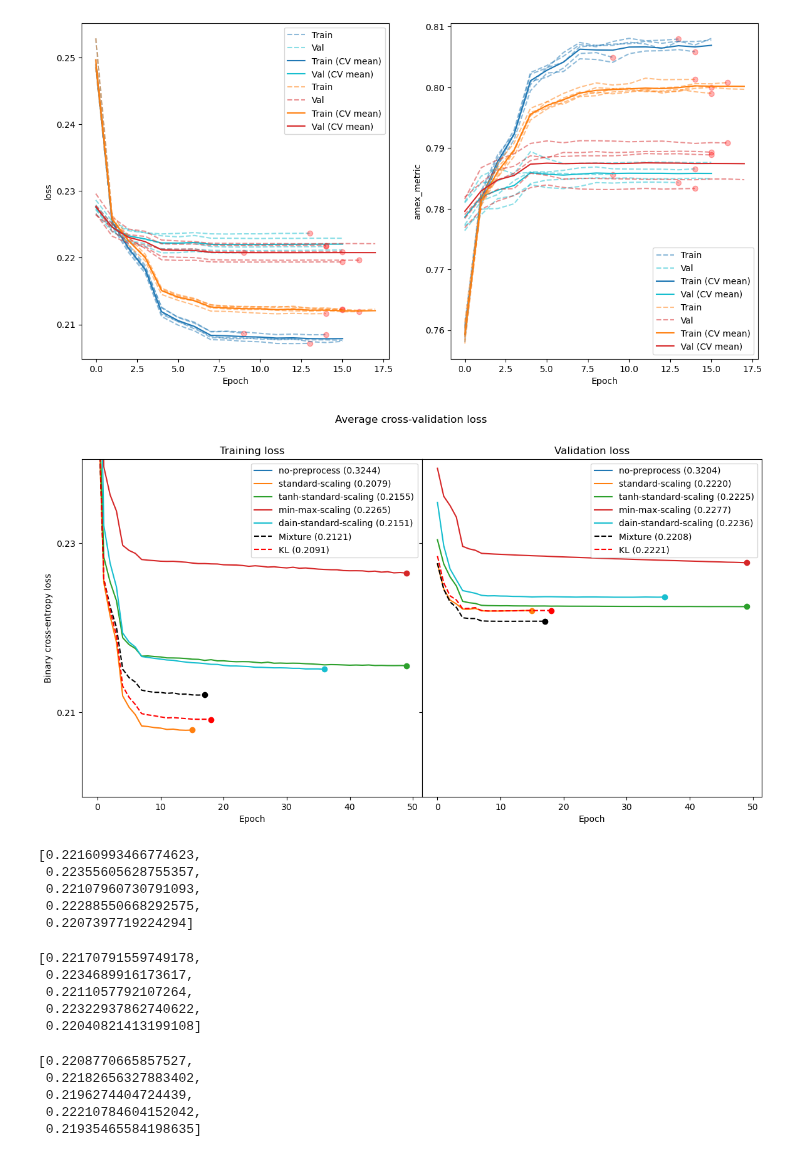
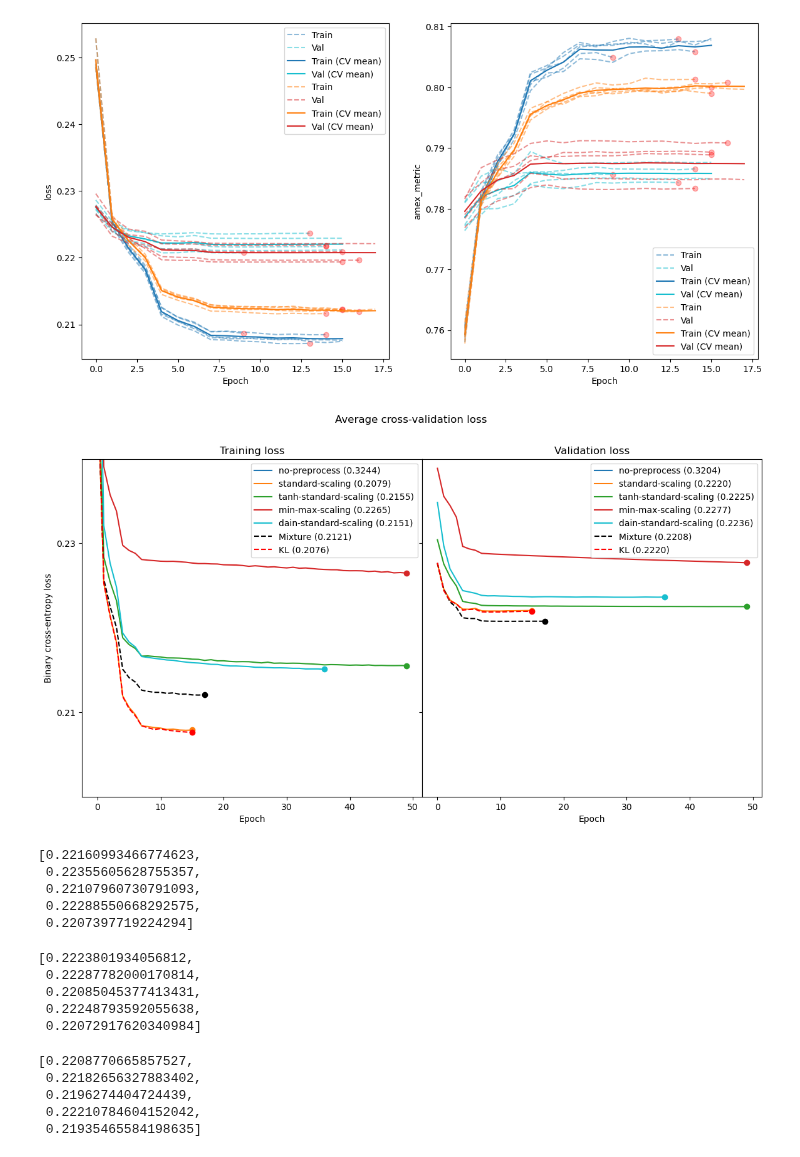
Before and after one commit to marcusGH/edain_paper, a Jupyter notebook: notebooks/static_preprocessing_classes.ipynb, the cells around one changed output. Saved outputs shown, nothing was run; the diff lists cells and outputs as text; code cells hidden in the pictures.

```diff
--- a/notebooks/static_preprocessing_classes.ipynb
+++ b/notebooks/static_preprocessing_classes.ipynb
@@ -905,35 +905,35 @@ for m, c in zip(methods, ['tab:blue', 'tab:orange', 'tab:green', 'tab:red', 'tab
     axs[1].set_ylim([0.2, 0.24])
     axs[1].plot(val_cv_avgs, label = f"{m} ({history['val_loss_mean']:.4f})", color=c, linestyle=linestyle)
     axs[1].plot(len(val_cv_avgs) - 1, val_cv_avgs[-1], marker='o', color=c)
 
 train_cv_avgs = get_average(opt_hist, "train_loss")
 val_cv_avgs = get_average(opt_hist, "val_loss")
 
 axs[0].plot(train_cv_avgs, label=f"Mixture ({opt_hist['train_loss_mean']:.4f})", color='black', linestyle='--')
 axs[0].plot(len(train_cv_avgs) - 1, train_cv_avgs[-1], marker='o', color='black')
 axs[1].plot(val_cv_avgs, label=f"Mixture ({opt_hist['val_loss_mean']:.4f})", color='black', linestyle='--')
 axs[1].plot(len(val_cv_avgs) - 1, val_cv_avgs[-1], marker='o', color='black')
 
-kl_hist = np.load("/home/silo1/mas322/experiment-results/adaptive-preprocessing-kl.npy", allow_pickle=True).item()
+kl_hist = np.load("/home/silo1/mas322/experiment-results/adaptive-preprocessing-kl-3.npy", allow_pickle=True).item()
 train_cv_avgs = get_average(kl_hist, "train_loss")
 val_cv_avgs = get_average(kl_hist, "val_loss")
 
 axs[0].plot(train_cv_avgs, label=f"KL ({kl_hist['train_loss_mean']:.4f})", color='red', linestyle='--')
 axs[0].plot(len(train_cv_avgs) - 1, train_cv_avgs[-1], marker='o', color='red')
 axs[1].plot(val_cv_avgs, label=f"KL ({kl_hist['val_loss_mean']:.4f})", color='red', linestyle='--')
 axs[1].plot(len(val_cv_avgs) - 1, val_cv_avgs[-1], marker='o', color='red')
 
 axs[0].legend()
 axs[0].set_xlabel("Epoch")
 axs[1].set_xlabel("Epoch")
 axs[0].set_ylabel("Binary cross-entropy loss")
 axs[0].set_title("Training loss")
 axs[1].set_title("Validation loss")
 axs[1].legend()
 fig.suptitle("Average cross-validation loss")
 plt.show()
 # %% [output]
-[figure, old version]
+[figure, new version]
 # %%
 [np.min(a) for a in baseline_hist['val_loss']]
 # %% [output]
@@ -945,11 +945,11 @@ plt.show()
 # %%
 [np.min(a) for a in kl_hist['val_loss']]
 # %% [output]
-[0.22170791559749178,
- 0.2234689916173617,
- 0.2211057792107264,
- 0.22322937862740622,
- 0.22040821413199108]
+[0.2223801934056812,
+ 0.22287782000170814,
+ 0.22085045377413431,
+ 0.22248793592055638,
+ 0.22072917620340984]
 # %%
 [np.min(a) for a in opt_hist['val_loss']]
 # %% [output]
```
Also changed, not shown: 4 other files.
